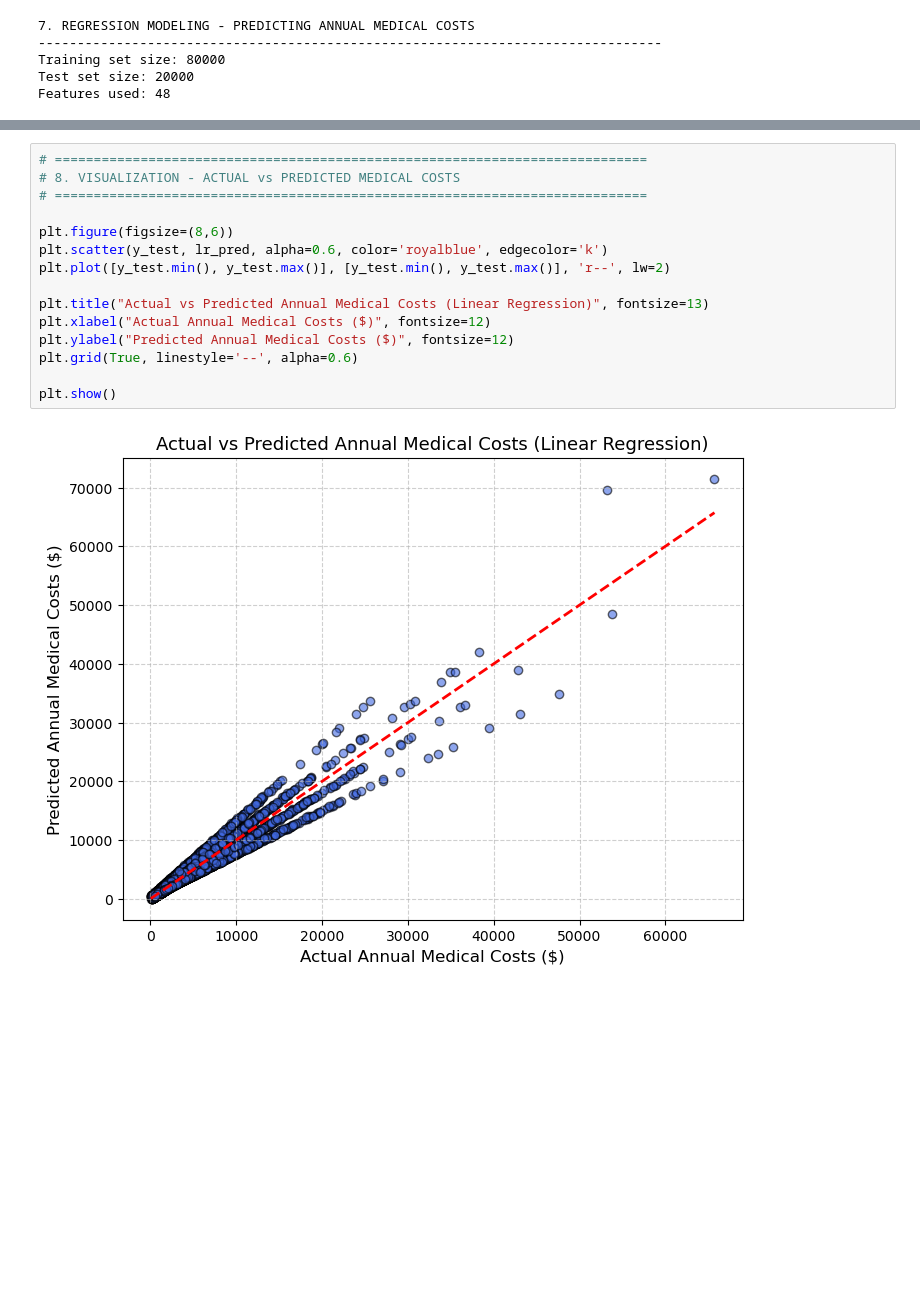
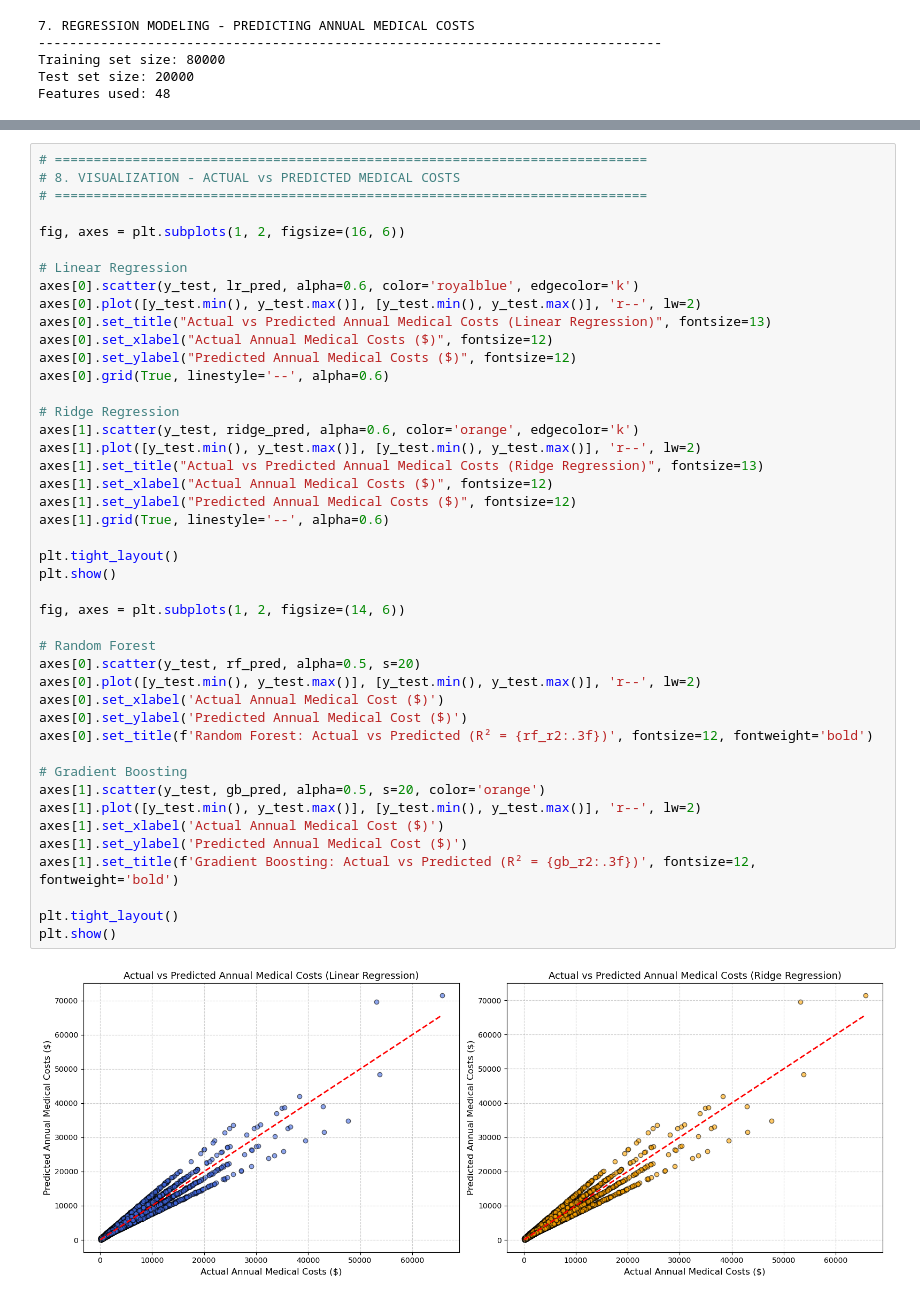
Before and after one commit to KhengChamnan/linear_predict, a Jupyter notebook: insurance_predict.ipynb, the cells around one changed output, grey strips where cells are left out. Saved outputs shown, nothing was run; the diff lists cells and outputs as text; blank space fills up the shorter version.

```diff
--- a/insurance_predict.ipynb
+++ b/insurance_predict.ipynb
@@ -489,17 +559,46 @@ R² Score: 0.9377
 # %%
 # ============================================================================
 # 8. VISUALIZATION - ACTUAL vs PREDICTED MEDICAL COSTS
 # ============================================================================
 
-plt.figure(figsize=(8,6))
-plt.scatter(y_test, lr_pred, alpha=0.6, color='royalblue', edgecolor='k')
-plt.plot([y_test.min(), y_test.max()], [y_test.min(), y_test.max()], 'r--', lw=2)
+fig, axes = plt.subplots(1, 2, figsize=(16, 6))
 
-plt.title("Actual vs Predicted Annual Medical Costs (Linear Regression)", fontsize=13)
-plt.xlabel("Actual Annual Medical Costs ($)", fontsize=12)
-plt.ylabel("Predicted Annual Medical Costs ($)", fontsize=12)
-plt.grid(True, linestyle='--', alpha=0.6)
+# Linear Regression
+axes[0].scatter(y_test, lr_pred, alpha=0.6, color='royalblue', edgecolor='k')
+axes[0].plot([y_test.min(), y_test.max()], [y_test.min(), y_test.max()], 'r--', lw=2)
+axes[0].set_title("Actual vs Predicted Annual Medical Costs (Linear Regression)", fontsize=13)
+axes[0].set_xlabel("Actual Annual Medical Costs ($)", fontsize=12)
+axes[0].set_ylabel("Predicted Annual Medical Costs ($)", fontsize=12)
+axes[0].grid(True, linestyle='--', alpha=0.6)
 
+# Ridge Regression
+axes[1].scatter(y_test, ridge_pred, alpha=0.6, color='orange', edgecolor='k')
+axes[1].plot([y_test.min(), y_test.max()], [y_test.min(), y_test.max()], 'r--', lw=2)
+axes[1].set_title("Actual vs Predicted Annual Medical Costs (Ridge Regression)", fontsize=13)
+axes[1].set_xlabel("Actual Annual Medical Costs ($)", fontsize=12)
+axes[1].set_ylabel("Predicted Annual Medical Costs ($)", fontsize=12)
+axes[1].grid(True, linestyle='--', alpha=0.6)
+
+plt.tight_layout()
 plt.show()
+
+fig, axes = plt.subplots(1, 2, figsize=(14, 6))
+
+# Random Forest
+axes[0].scatter(y_test, rf_pred, alpha=0.5, s=20)
+axes[0].plot([y_test.min(), y_test.max()], [y_test.min(), y_test.max()], 'r--', lw=2)
+axes[0].set_xlabel('Actual Annual Medical Cost ($)')
+axes[0].set_ylabel('Predicted Annual Medical Cost ($)')
+axes[0].set_title(f'Random Forest: Actual vs Predicted (R² = {rf_r2:.3f})', fontsize=12, fontweight='bold')
+
+# Gradient Boosting
+axes[1].scatter(y_test, gb_pred, alpha=0.5, s=20, color='orange')
+axes[1].plot([y_test.min(), y_test.max()], [y_test.min(), y_test.max()], 'r--', lw=2)
+axes[1].set_xlabel('Actual Annual Medical Cost ($)')
+axes[1].set_ylabel('Predicted Annual Medical Cost ($)')
+axes[1].set_title(f'Gradient Boosting: Actual vs Predicted (R² = {gb_r2:.3f})', fontsize=12, fontweight='bold')
+
+plt.tight_layout()
+plt.show()
 # %% [output]
-[figure, old version]
+[figure, new version]
```
Also changed, not shown: parts of 7 cells of this notebook.
